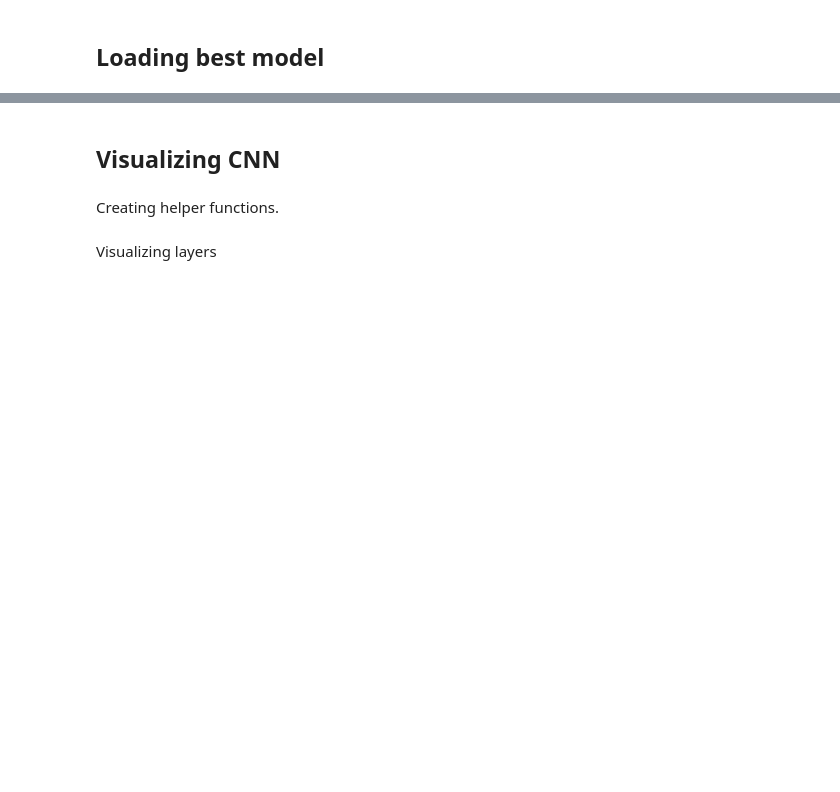
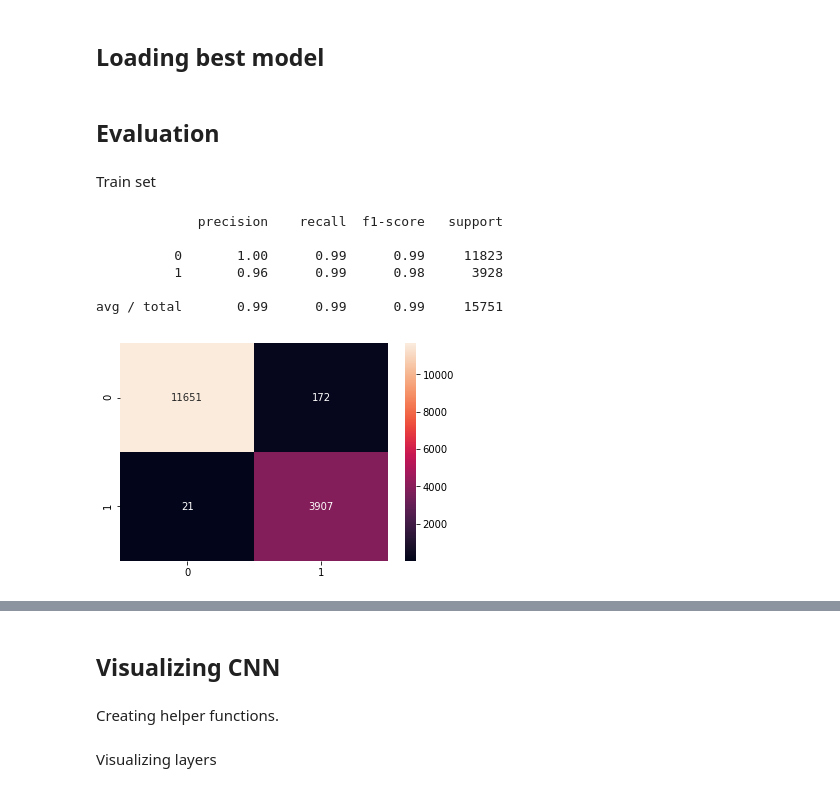
Before and after one commit to lipinski/kaggle-projects, a Jupyter notebook: aerial-cactus-identification/model.ipynb, the cells around one changed output, grey strips where cells are left out. Saved outputs shown, nothing was run; the diff lists cells and outputs as text; code cells hidden in the pictures; blank space fills up the shorter version.

Commit message:
Add confusion matrixes and repeat generator

```diff
--- a/aerial-cactus-identification/model.ipynb
+++ b/aerial-cactus-identification/model.ipynb
@@ -171,0 +182,6 @@ clf.load_weights('model.h5')
+# %% [markdown]
+## Evaluation
+# %%
+def display_matrix(y_true, y_pred):
+    conf_matrix = confusion_matrix(y_true, y_pred)
+    sns.heatmap(conf_matrix, annot=True, fmt='d')
@@ -171,0 +190,16 @@ clf.load_weights('model.h5')
+# %% [markdown]
+Train set
+# %%
+y_pred = clf.predict_generator(train_gen)
+y_pred_class = (y_pred >= 0.5).astype(int)
+y_true_class = train_gen.classes
+display_matrix(y_true_class, y_pred_class)
+print(classification_report(y_true_class, y_pred_class))
+# %% [output]
+             precision    recall  f1-score   support
+
+          0       1.00      0.99      0.99     11823
+          1       0.96      0.99      0.98      3928
+
+avg / total       0.99      0.99      0.99     15751
+[figure, added]
```
Also changed, not shown: parts of 13 cells of this notebook.
